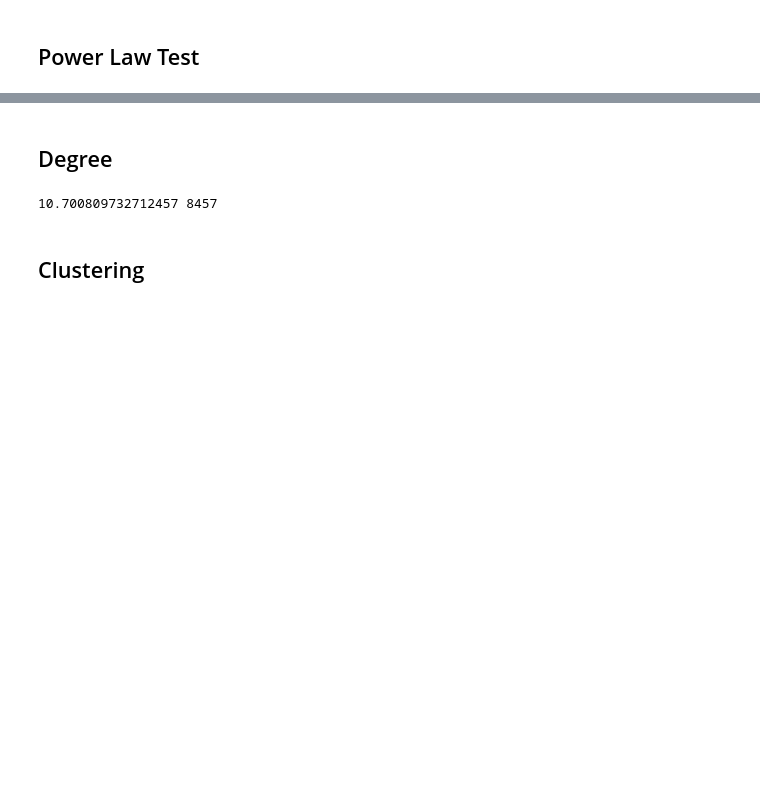
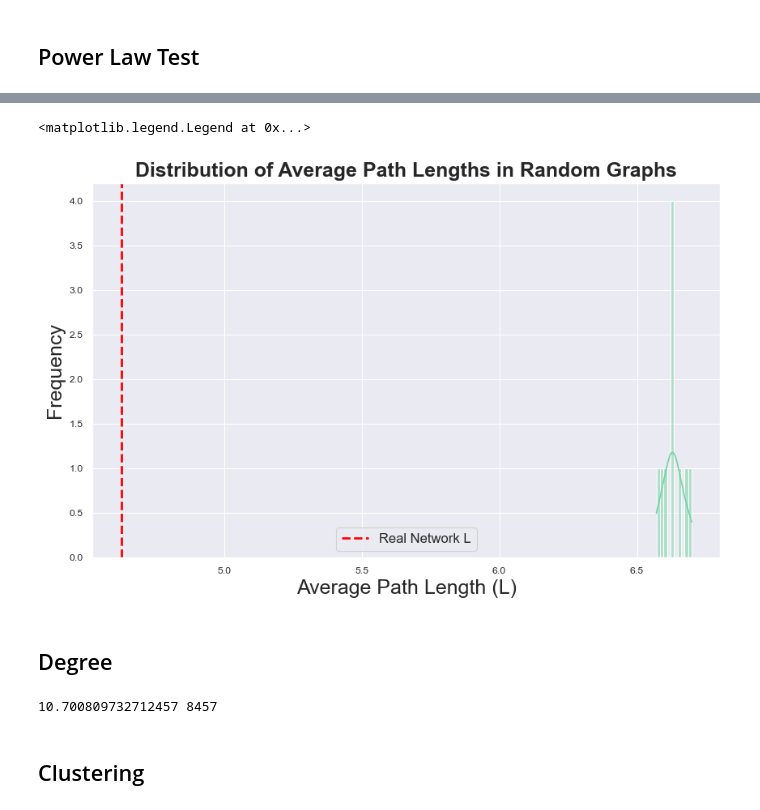
Before and after one commit to lorenzprattes/spotify-friends, a Jupyter notebook: explore_network.ipynb, the cells around one changed output, grey strips where cells are left out. Saved outputs shown, nothing was run; the diff lists cells and outputs as text; code cells hidden in the pictures; blank space fills up the shorter version.

```diff
--- a/explore_network.ipynb
+++ b/explore_network.ipynb
@@ -15,5 +27,6 @@ PATH_TO_GRAPH = "spotify_graph_l0renzz_5.jsonl"
 # %%
 R, id_map = load_graph_v3_rustworkx(PATH_TO_GRAPH)
+R_undirected = R.to_undirected()
 # %%
 
 G = load_graph_v3(PATH_TO_GRAPH)
@@ -222,15 +219 @@ User ID: 223rmt26ivoovwnegprr5huza, Followers Count: 80754
-# %%
-#for bins of 10^0, 10^1, ..., 10^6, calculate the average proportion of followers in the node info, vs the indegree
-bins = [10**i for i in range(7)]
-proportions = []
-for i in range(len(bins)-1):
-    bin_lower = bins[i]
-    bin_upper = bins[i+1]
-    bin_nodes = [node for node, data in G.nodes(data='followers_count') if data is not None and bin_lower <= data < bin_upper]
-    if len(bin_nodes) == 0:
-        continue
-    total_followers_count = sum(G.nodes[node]['followers_count'] for node in bin_nodes)
-    total_indegree = sum(G.in_degree(node) for node in bin_nodes)
-    proportion = total_indegree / total_followers_count if total_followers_count > 0 else 0
-    proportions.append((f"{bin_lower}-{bin_upper}", proportion))
 # %%
@@ -324,0 +238,8 @@ if C_rand > 0 and L_rand > 0:
+# %%
+from network_utils import analyze_path_lengths_rx
+
+L_real_directed, std_dev_directed, sample_size_directed = analyze_path_lengths_rx(R, num_samples=10).values()
+L_real_undirected, std_dev_undirected, sample_size_undirected = analyze_path_lengths_rx(R_undirected, num_samples=SAMPLE_SIZE).values()
+print(f"Estimated Average Length: {L_real_directed:.4f}(directed), {L_real_undirected:.4f}(undirected)")
+print(f"Standard Deviation:       {std_dev_directed:.4f} (directed), {std_dev_undirected:.4f} (undirected)")
+print(f"Total Paths Sampled:      {sample_size_directed} (directed), {sample_size_undirected} (undirected)")
@@ -325,3 +334,15 @@ if C_rand > 0 and L_rand > 0:
+# %%
+#plot a histogram of all trials
+plt.figure(figsize=(10, 6))
+sns.histplot(L_rands, bins=10, kde=True, color=CUSTOM_COLOR)
+plt.axvline(L_real, color='red', linestyle='--', linewidth=2, label='Real Network L')
+plt.title("Distribution of Average Path Lengths in Random Graphs", fontsize=18, fontweight='bold')
+plt.xlabel("Average Path Length (L)", fontsize=18)
+plt.ylabel("Frequency", fontsize=18)
+plt.legend(frameon=True, fontsize=12)
+# %% [output]
+<matplotlib.legend.Legend at 0x...>
+[figure, added]
 # %% [markdown]
 ## Degree
 # %%
```
Also changed, not shown: parts of 35 cells of this notebook, 4 other files.
